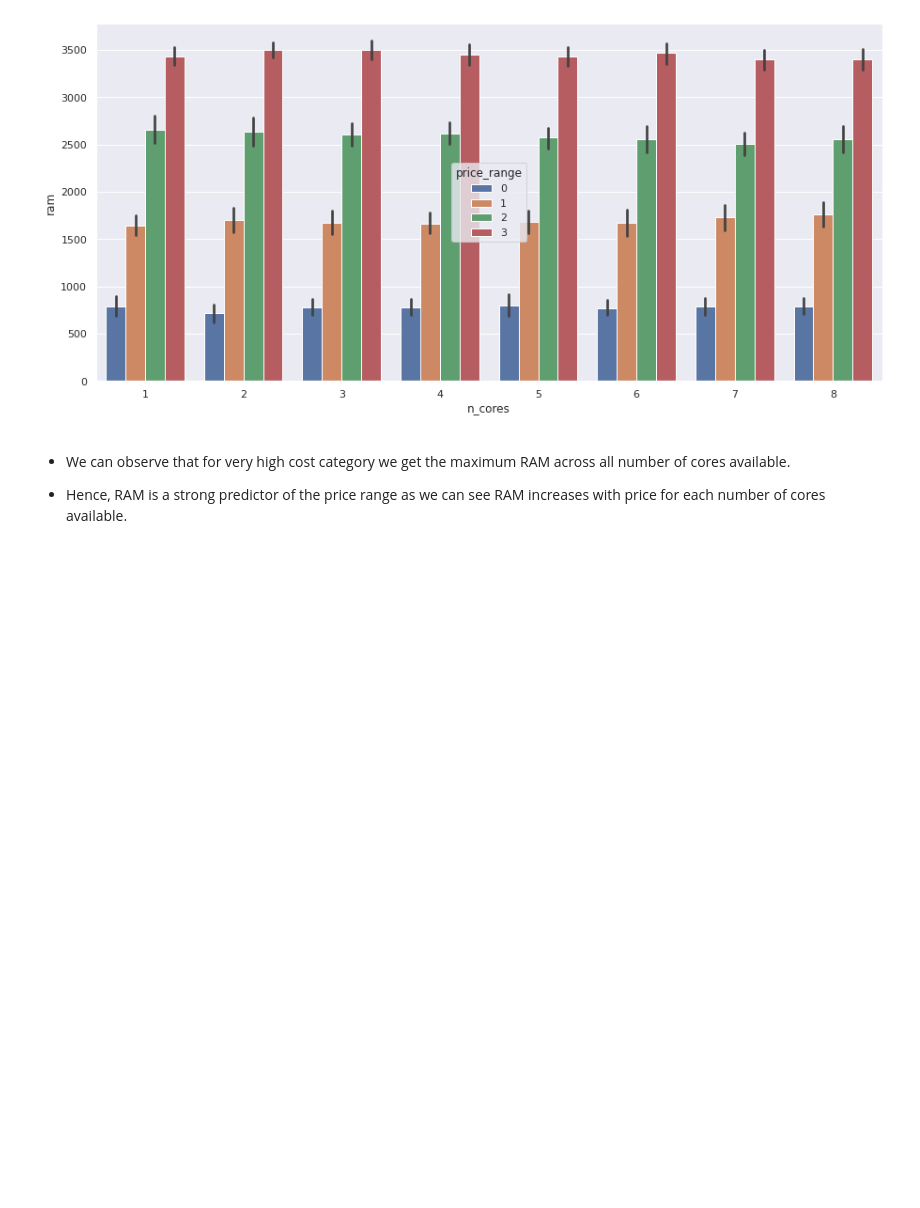
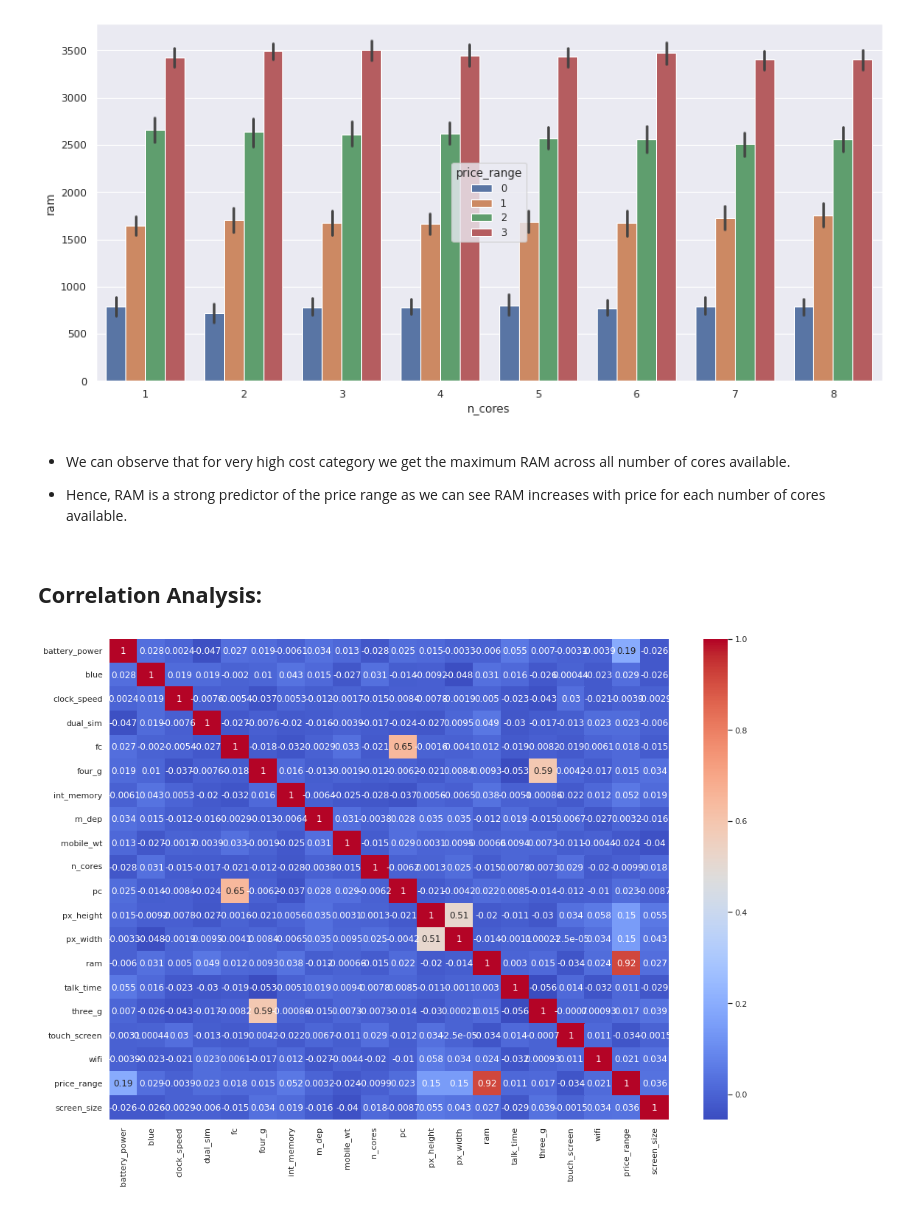
Before and after one commit to Rudrajit12/Mobile-Price-Range-Prediction, a Jupyter notebook: Mobile_Price_Range_Prediction_Capstone_Project.ipynb, the cells around one changed output. Drawn from its saved outputs; the diff is of its cells as text; code cells hidden in the pictures; blank space fills up the shorter version.

```diff
--- a/Mobile_Price_Range_Prediction_Capstone_Project.ipynb
+++ b/Mobile_Price_Range_Prediction_Capstone_Project.ipynb
@@ -505,3 +527,12 @@ plt.show()
 * We can observe that for very high cost category we get the maximum RAM across all number of cores available.
 
 * Hence, RAM is a strong predictor of the price range as we can see RAM increases with price for each number of cores available.
+# %% [markdown]
+## **Correlation Analysis:**
+# %%
+# check correlation with a heatmap
+plt.figure(figsize=(17,12))
+sns.heatmap(phone_df.corr(), annot=True, cmap='coolwarm')
+plt.show()
+# %% [output]
+[figure, added]
```
Also changed, not shown: parts of 28 cells of this notebook.
